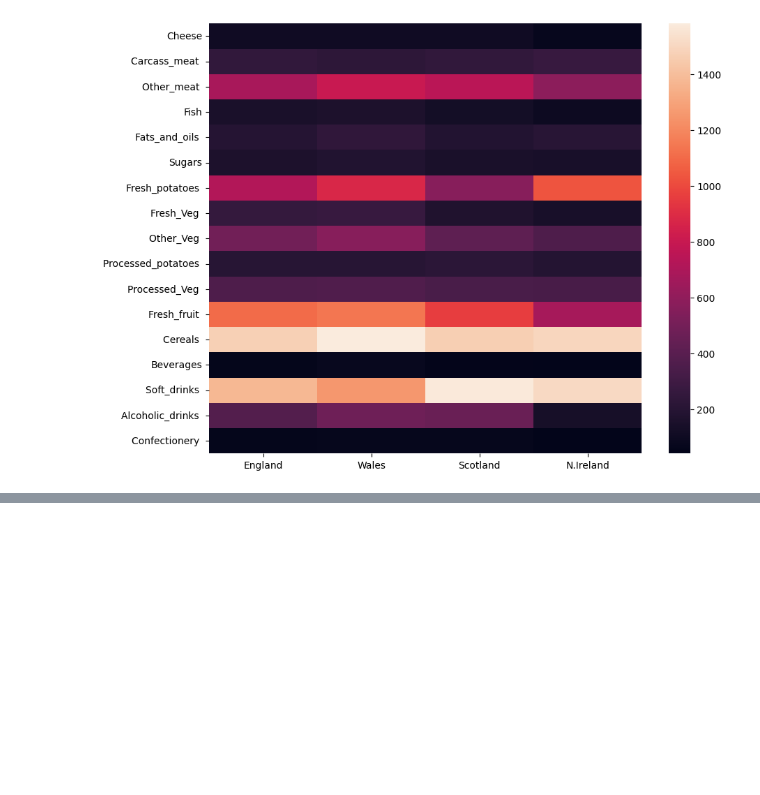
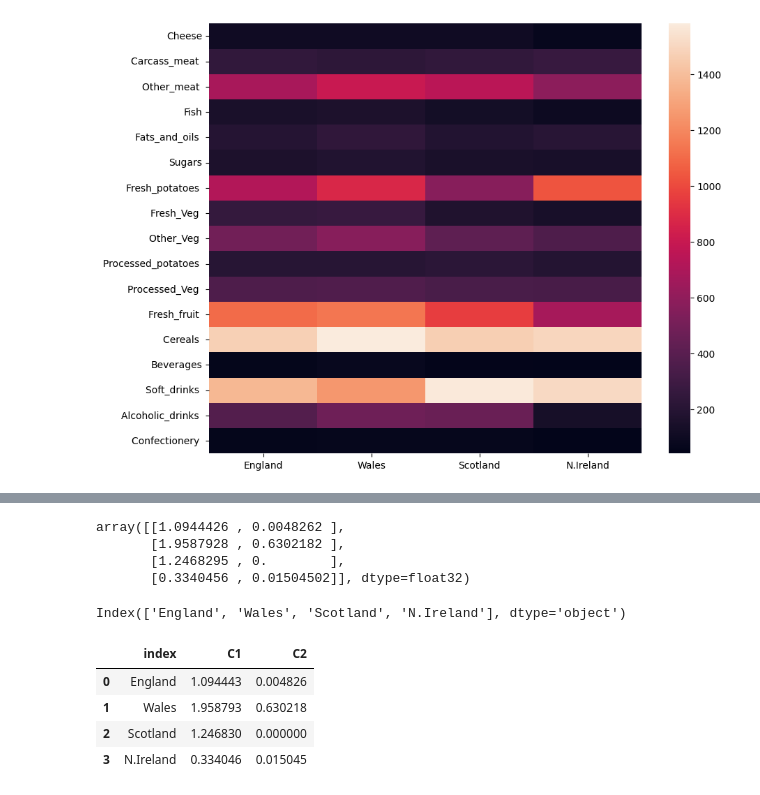
Before and after one commit to gc2321/3235-Machine-Learning, a Jupyter notebook: XTRA_NEURO_NET_EXERCISES/5_autoencoder_food.ipynb, the cells around one changed output, grey strips where cells are left out. Drawn from its saved outputs; the diff is of its cells as text; code cells hidden in the pictures; blank space fills up the shorter version.

```diff
--- a/XTRA_NEURO_NET_EXERCISES/5_autoencoder_food.ipynb
+++ b/XTRA_NEURO_NET_EXERCISES/5_autoencoder_food.ipynb
@@ -44,0 +113,11 @@ sns.heatmap(df)
+# %%
+encoded_2dim
+# %% [output]
+array([[1.0944426 , 0.0048262 ],
+       [1.9587928 , 0.6302182 ],
+       [1.2468295 , 0.        ],
+       [0.3340456 , 0.01504502]], dtype=float32)
+# %%
+df.transpose().index
+# %% [output]
+Index(['England', 'Wales', 'Scotland', 'N.Ireland'], dtype='object')
@@ -44,0 +129,8 @@ sns.heatmap(df)
+# %%
+results
+# %% [output]
+|  | index | C1 | C2 |
+| 0 | England | 1.094443 | 0.004826 |
+| 1 | Wales | 1.958793 | 0.630218 |
+| 2 | Scotland | 1.246830 | 0.000000 |
+| 3 | N.Ireland | 0.334046 | 0.015045 |
```
Also changed, not shown: parts of 12 cells of this notebook.
